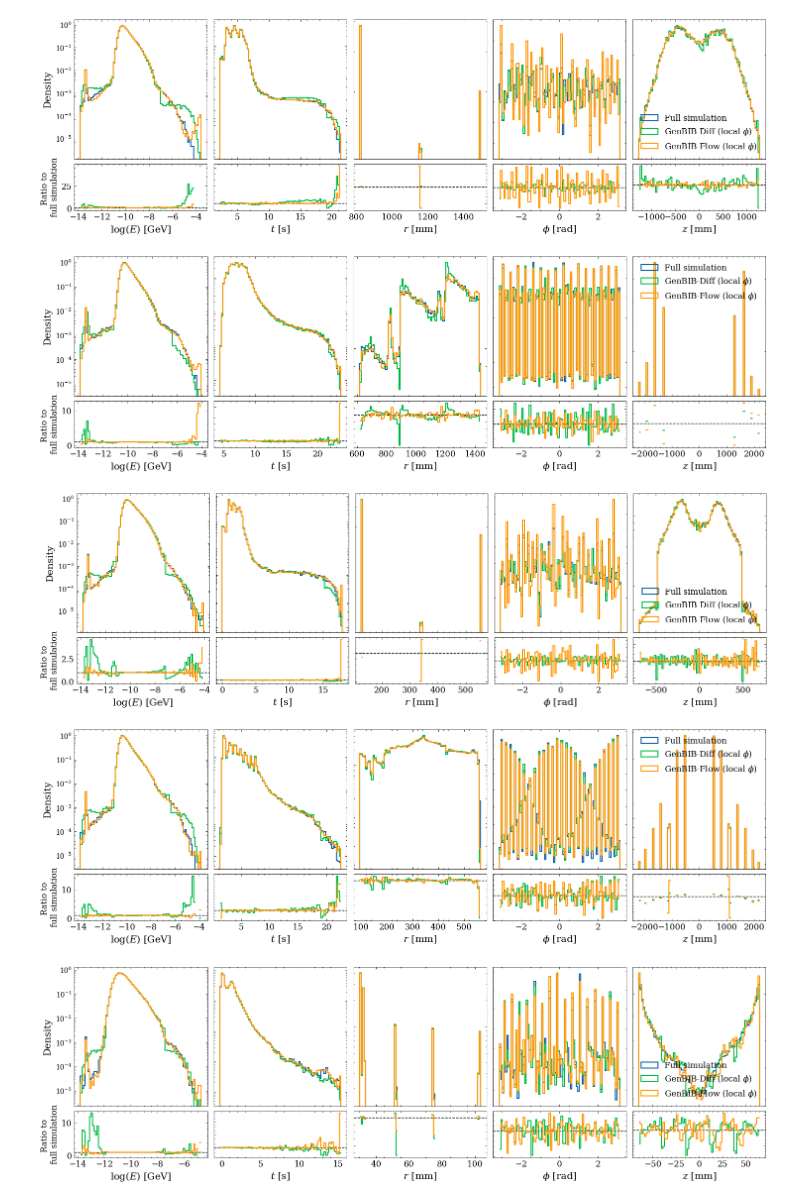
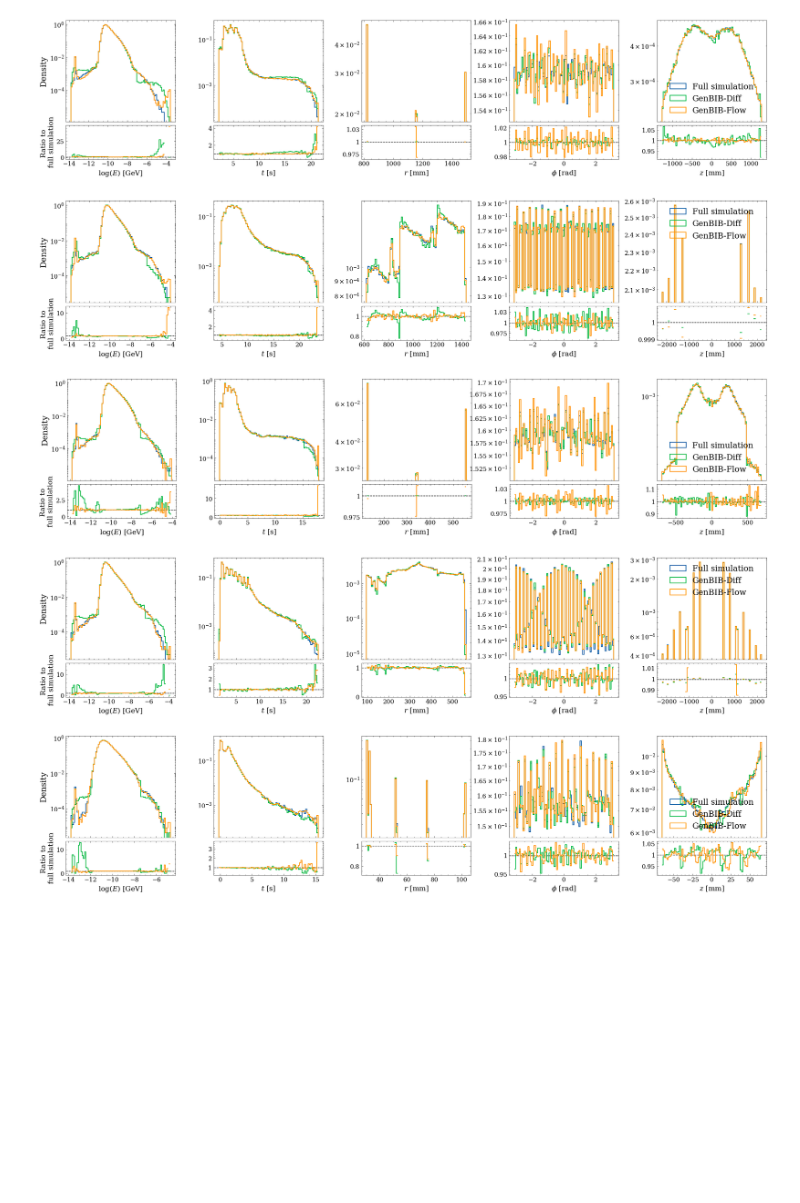
Before and after one commit to rmastand/fast_tracker_BIBgen_mucoll, a Jupyter notebook: nice_plots.ipynb, the cells around one changed output. Drawn from its saved outputs; the diff is of its cells as text; code cells hidden in the pictures; blank space fills up the shorter version.

Commit message:
updated plotting, cell id breakdown

```diff
--- a/nice_plots.ipynb
+++ b/nice_plots.ipynb
@@ -296,8 +239,8 @@ MODELS = {
 #  " GenBIB-Diff": ["/ddpm_outputs/diff", "local"],
 #    "GenBIB-Flow (local $\phi$)": ["/zuko_outputs/flow", "bins8_local"],
 #  " GenBIB-Diff": ["/ddpm_outputs/diff", "local"],
- "GenBIB-Diff (local $\phi$)": "diff_local",
-  "GenBIB-Flow (local $\phi$)": "flow_NCSF_bins8_local",
+ "GenBIB-Diff": "diff_local",
+  "GenBIB-Flow": "flow_NCSF_bins8_local",
 
 }
 
@@ -352,28 +295,30 @@ for model_key in MODELS:
 # %%
 # ML BIB vs Sim BIB: all models overlaid, per collection
 
-from matplotlib.ticker import NullFormatter
+from matplotlib.ticker import LogLocator, FuncFormatter, LogFormatterSciNotation
+
 
 n_bins = 80
 eps = 1e-12
 feature_labels = ["log($E$) [GeV]", "$t$ [s]", "$r$ [mm]", "$\\phi$ [rad]", "$z$ [mm]"]
+fmt_1sf = FuncFormatter(lambda x, _: f"{x:.1e}")
+fmt_3sf = FuncFormatter(lambda x, _: f"{x:.3g}")
 
 for col_name in ALL_COLLECTIONS:
 
     fig, ax = plt.subplots(
         2, 5,
-        figsize=(18, 5),
+        figsize=(25, 5),
         sharex="col",
         gridspec_kw={"height_ratios": [3, 1], "hspace": 0.05},
     )
 
     for i in range(5):
+        ax[0, i].set_yscale("log")
         data_vals = all_data_dir[col_name][:, i]
 
-        # Common binning across Sim BIB + all models
         bins = np.histogram_bin_edges(data_vals, bins=n_bins)
         bin_centers = 0.5 * (bins[:-1] + bins[1:])
-
         data_hist, _ = np.histogram(data_vals, bins=bins, density=True)
 
         # Sim BIB (top panel)
@@ -381,61 +326,54 @@ for col_name in ALL_COLLECTIONS:
             data_vals, bins=bins, density=True,
             histtype="step", linewidth=1.5, label="Full simulation",
         )
-        ax[0, i].set_yscale("log")
-        if i == 0:
-            ax[0, i].set_ylabel("Density", fontsize=14)
-        else:
-            ax[0, i].yaxis.set_tick_params(labelleft=False)
-            ax[0, i].yaxis.set_ticklabels([])
-            ax[0, i].yaxis.set_major_formatter(NullFormatter())
-            ax[0, i].yaxis.set_minor_formatter(NullFormatter())
-        ax[0, i].tick_params(labelsize=10)
 
-        # Ratio panel baseline
         ax[1, i].axhline(1.0, linestyle="--", linewidth=1, color="k")
         ax[1, i].set_xlabel(feature_labels[i], fontsize=14)
         if i == 0:
-            ax[1, i].set_ylabel("Ratio to \nfull simulation", fontsize=12)
-        else:
-            ax[1, i].yaxis.set_tick_params(labelleft=False)
-            ax[1, i].yaxis.set_ticklabels([])
-        ax[1, i].tick_params(labelsize=12)
+            ax[0, i].set_ylabel("Density", fontsize=16)
+            ax[1, i].set_ylabel("Ratio to \nfull simulation", fontsize=14)
 
         # Each model overlaid
         for model_key, model_label in MODELS.items():
             flow_vals = all_samples_dir[model_key][col_name][:, i]
             flow_hist, _ = np.histogram(flow_vals, bins=bins, density=True)
             ratio = np.divide(
                 flow_hist, data_hist,
                 out=np.full_like(flow_hist, np.nan, dtype=float),
                 where=data_hist > eps,
             )
-
-            # Capture the color from the top-panel histogram so the ratio uses the same color
             _, _, patches = ax[0, i].hist(
                 flow_vals, bins=bins, density=True,
                 histtype="step", linewidth=1.5, label=model_key,
             )
             model_color = patches[0].get_edgecolor()
             ax[1, i].step(bin_centers, ratio, where="mid", linewidth=1.5, label=model_key, color=model_color)
 
+        # Apply formatting after all data is plotted so y-limits are final
+
+        ax[0, i].yaxis.set_major_locator(LogLocator(base=10, numticks=3))
+        ax[0, i].yaxis.set_major_formatter(LogFormatterSciNotation(base=10, labelOnlyBase=False))
+
+        ax[0, i].tick_params(labelsize=12)
+
+        ax[1, i].yaxis.set_major_formatter(fmt_3sf)
+        ax[1, i].tick_params(labelsize=12)
+
     handles, labels = ax[0, 0].get_legend_handles_labels()
     ax[0, -1].legend(
         handles, labels,
         loc="lower center" if "Barrel" in col_name else "upper center",
-        #bbox_to_anchor=(0.7, 1.0),
         ncol=1,
         frameon=False,
-        fontsize=12,
+        fontsize=16,
     )
 
-    #fig.suptitle(col_name, fontsize=14, y=0.95)
-    plt.subplots_adjust(wspace=0.05)
+    plt.subplots_adjust(wspace=0.35)
     plt.savefig(f"plots/diff_vs_sim_{col_name}.pdf", bbox_inches="tight", dpi=300)
     plt.show()
 # %% [output]
-[figure, old version]
+[figure, new version]
-[figure, old version]
+[figure, new version]
-[figure, old version]
+[figure, new version]
-[figure, old version]
+[figure, new version]
-[figure, old version]
+[figure, new version]
```
Also changed, not shown: parts of 5 cells of this notebook, 1 other file.
